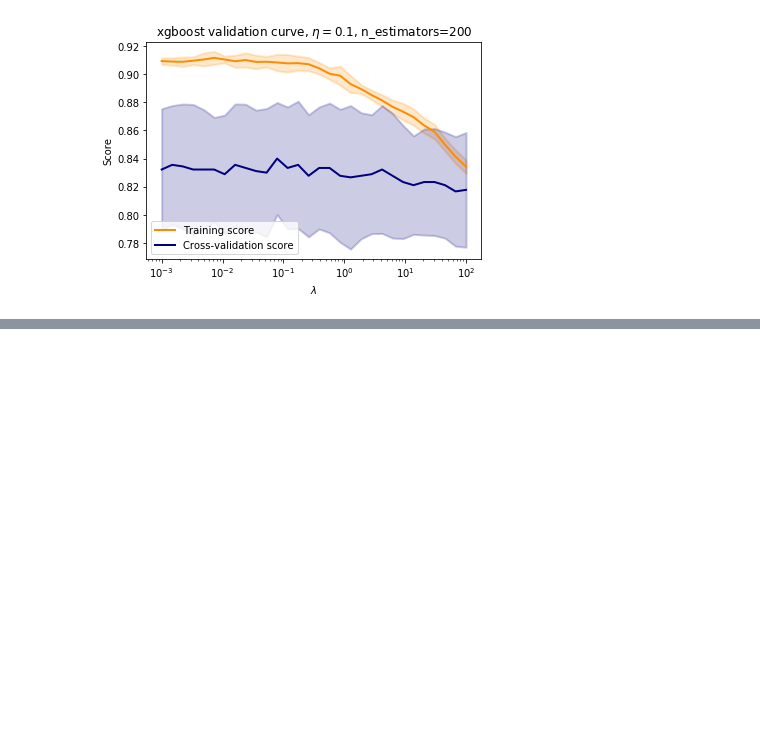
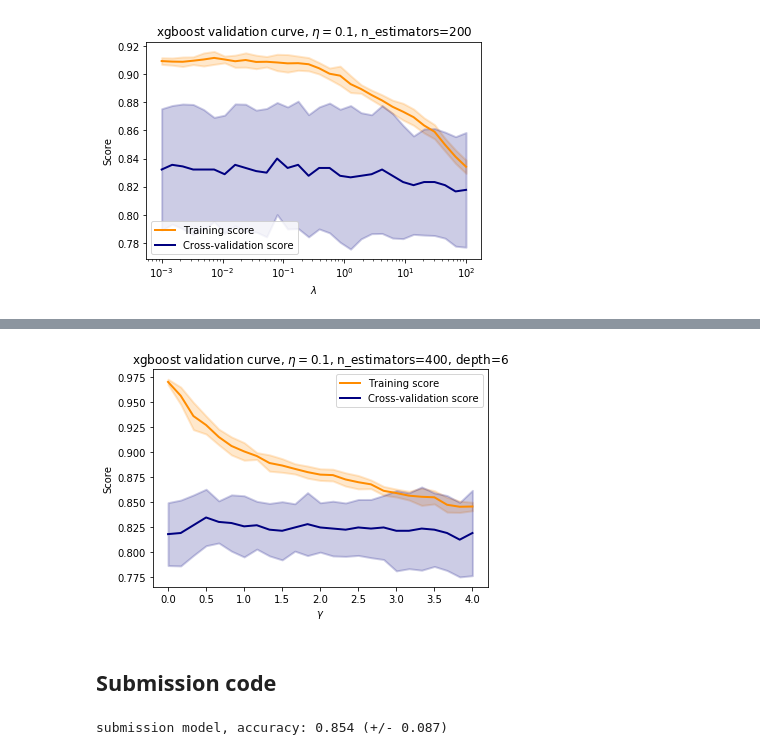
Before and after one commit to Hodapp87/kaggle-titanic, a Jupyter notebook: Scratch for Titanic competition on Kaggle.ipynb, the cells around one changed output, grey strips where cells are left out. Drawn from its saved outputs; the diff is of its cells as text; code cells hidden in the pictures; blank space fills up the shorter version.

```diff
--- a/Scratch for Titanic competition on Kaggle.ipynb
+++ b/Scratch for Titanic competition on Kaggle.ipynb
@@ -268,0 +286,13 @@ plot_validation(train_scores, valid_scores, rng)
+# %%
+xgb = xgboost.sklearn.XGBClassifier(nthread=-1, seed=12345, learning_rate=0.1, n_estimators=400, max_depth=6)
+rng = numpy.linspace(0, 4, 25)
+train_scores, valid_scores = sklearn.model_selection.validation_curve(
+    xgb, train_X_arr, train_Y,
+    "gamma", rng, cv=sklearn.model_selection.StratifiedShuffleSplit())
+plt.title("xgboost validation curve, $\eta=0.1$, n_estimators=400, depth=6")
+plt.xlabel("$\gamma$")
+plot_validation(train_scores, valid_scores, rng, linear=True)
+# %% [output]
+[figure, added]
+# %% [markdown]
+## Submission code
@@ -268,0 +311,4 @@ plot_validation(train_scores, valid_scores, rng)
+# %%
+echo_accuracy(model, "submission model")
+# %% [output]
+submission model, accuracy: 0.854 (+/- 0.087)
```
Also changed, not shown: parts of 15 cells of this notebook.
